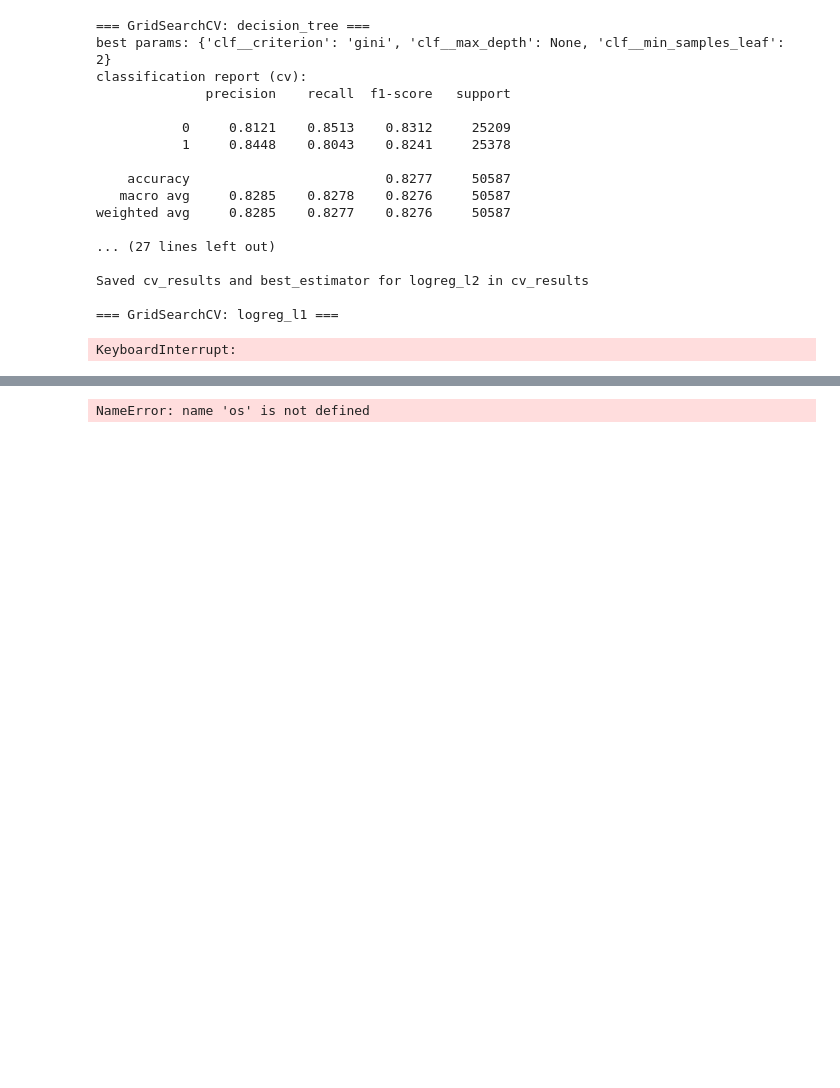
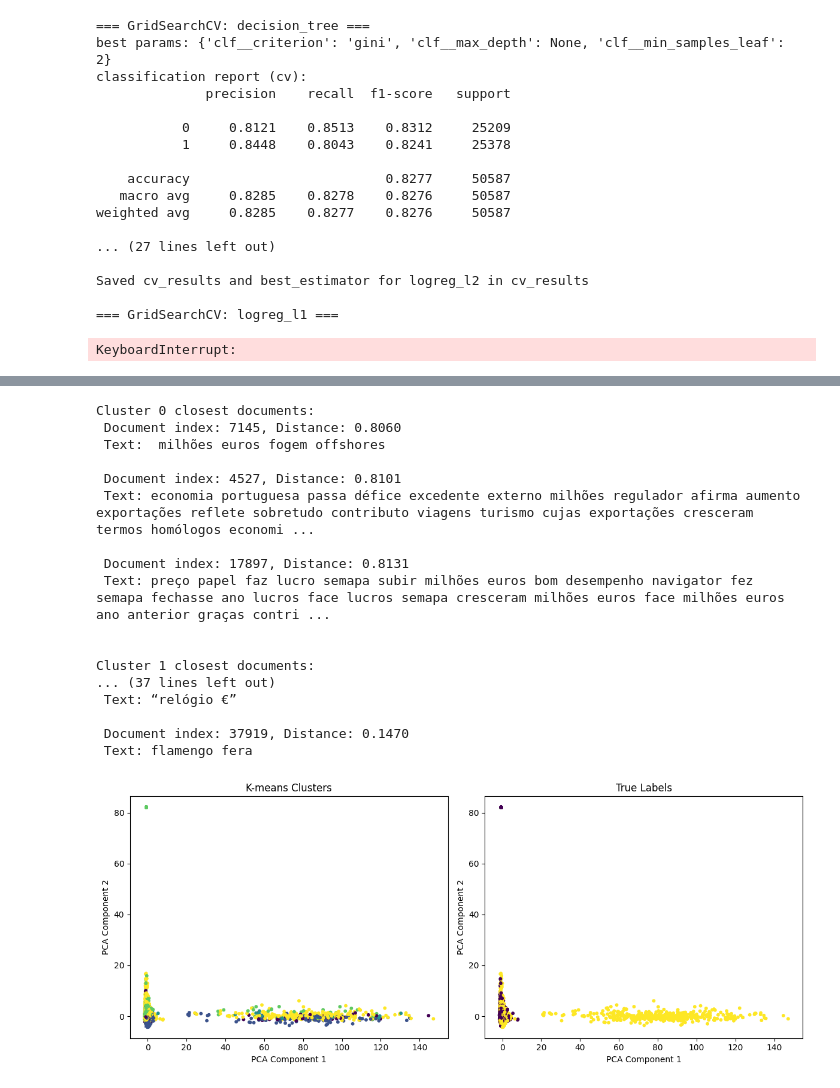
Before and after one commit to bennyc0de/portuguese-fake-news-detection, a Jupyter notebook: NN.ipynb, the cells around one changed output, grey strips where cells are left out. Saved outputs shown, nothing was run; the diff lists cells and outputs as text; code cells hidden in the pictures; blank space fills up the shorter version.

Commit message:
Exercise 3 done

```diff
--- a/NN.ipynb
+++ b/NN.ipynb
@@ -16,6 +18,7 @@ df_test = df_test.reset_index()  # make sure indexes pair with number of rows
 # %%
 #cleaning the data function ISTO DEMORA BUE
 
+error_string = "service unavailable request due to maintenance downtime or capacity problems please try again later additionally service unavailable error was encountered while trying to use an errordocument to handle the request"
 
 def clean_data(text,stops):
     text = text.lower()
@@ -46,6 +49,7 @@ def clean_data(text,stops):
 #the new data frame is going to have the same format but the text will be altered
 def clean_dataframe(df):
 
+    cleaned_dataframe = pd.DataFrame(columns=df.columns)
     base_weekdays = [
         "segunda-feira", "segundafeira", "segunda", "terça-feira", "terçafeira", "terça", "quarta-feira", "quartafeira",
         "quarta", "quinta-feira", "quintafeira", "quinta", "sexta-feira",
@@ -66,18 +70,33 @@ def clean_dataframe(df):
         "novembro",
         "dezembro"
     ]
+
     #ciclo iterrows
     stops = stopwords.words("portuguese")
     stops.extend(base_weekdays)
+    stops.extend(meses_pt)
 
+    #Ao inves de alterar o dataframe original, criamos um novo. Para evitar problemas de NONE e iterrows
+    cleaned_rows = []
     for index, row in df.iterrows():
-        cleaned_data = clean_data(row['Text'],stops)
+        #if the row is none , we delete it
 
-        df.at[index,'Text'] = cleaned_data
+        cleaned_row= clean_data(row['Text'],stops)
 
-    return df
+        #depois colocar isto antes do cleaned_row = clean_data(row['Text'],stops)
+        if cleaned_row == "none" or cleaned_row == error_string:
+            continue
 
-df_train = clean_dataframe(df_train)
-df_test = clean_dataframe(df_test)
+        new_row = {}
+        new_row['Label'] = row['Label']
+        new_row['Text'] = cleaned_row
+        cleaned_rows.append(new_row)
+
+    cleaned_df = pd.DataFrame(cleaned_rows).reset_index(drop=True)
+    return cleaned_df
+
+df_train_cleaned = clean_dataframe(df_train)
+
+df_test_cleaned = clean_dataframe(df_test)
 # %%
 #Exemplo de data "limpa"
@@ -598,31 +700,52 @@ def main():
     # Path to your saved best estimator (adjust name if needed) ASSUMO L2 LOGREG
     best_model_path = "cv_results/logreg_l2_best_estimator.joblib"
 
     # a)
     best_model = joblib.load(best_model_path)
     get_top_features(best_model, X, feature_names, top_n=10)
 
     #b)
     model_l2_path = "cv_results/logreg_l2_best_estimator.joblib"
     model_l1_path = "cv_results/logreg_l1_best_estimator.joblib"
     model_l2 = joblib.load(model_l2_path)
     model_l1 = joblib.load(model_l1_path)
 
     get_nonzero_features(model_l2)
     get_nonzero_features(model_l1)
 
     #c)
     idxs = [2921, 2437, 5557, 1697]
     explain_with_lime(best_model, vectorizer, df, idxs)
 
     #d)
     idxs = [2921, 2437, 5557, 1697]
     model_mlp_path = "cv_results/mlp_best_estimator.joblib"
     model_mlp = joblib.load(model_mlp_path)
     explain_with_lime(model_mlp, vectorizer, df, idxs)
 
+    #Exercise 3
+
+    kmeans()
+
 
 if __name__ == "__main__":
     main()
 # %% [output]
-NameError: name 'os' is not defined
+Cluster 0 closest documents:
+ Document index: 7145, Distance: 0.8060
+ Text:  milhões euros fogem offshores
+
+ Document index: 4527, Distance: 0.8101
+ Text: economia portuguesa passa défice excedente externo milhões regulador afirma aumento exportações reflete sobretudo contributo viagens turismo cujas exportações cresceram termos homólogos economi ...
+
+ Document index: 17897, Distance: 0.8131
+ Text: preço papel faz lucro semapa subir milhões euros bom desempenho navigator fez semapa fechasse ano lucros face lucros semapa cresceram milhões euros face milhões euros ano anterior graças contri ...
+
+
+Cluster 1 closest documents:
+... (37 lines left out)
+ Text: “relógio €”
+
+ Document index: 37919, Distance: 0.1470
+ Text: flamengo fera
+[figure, added]
```
Also changed, not shown: parts of 5 cells of this notebook, 4 other files.
